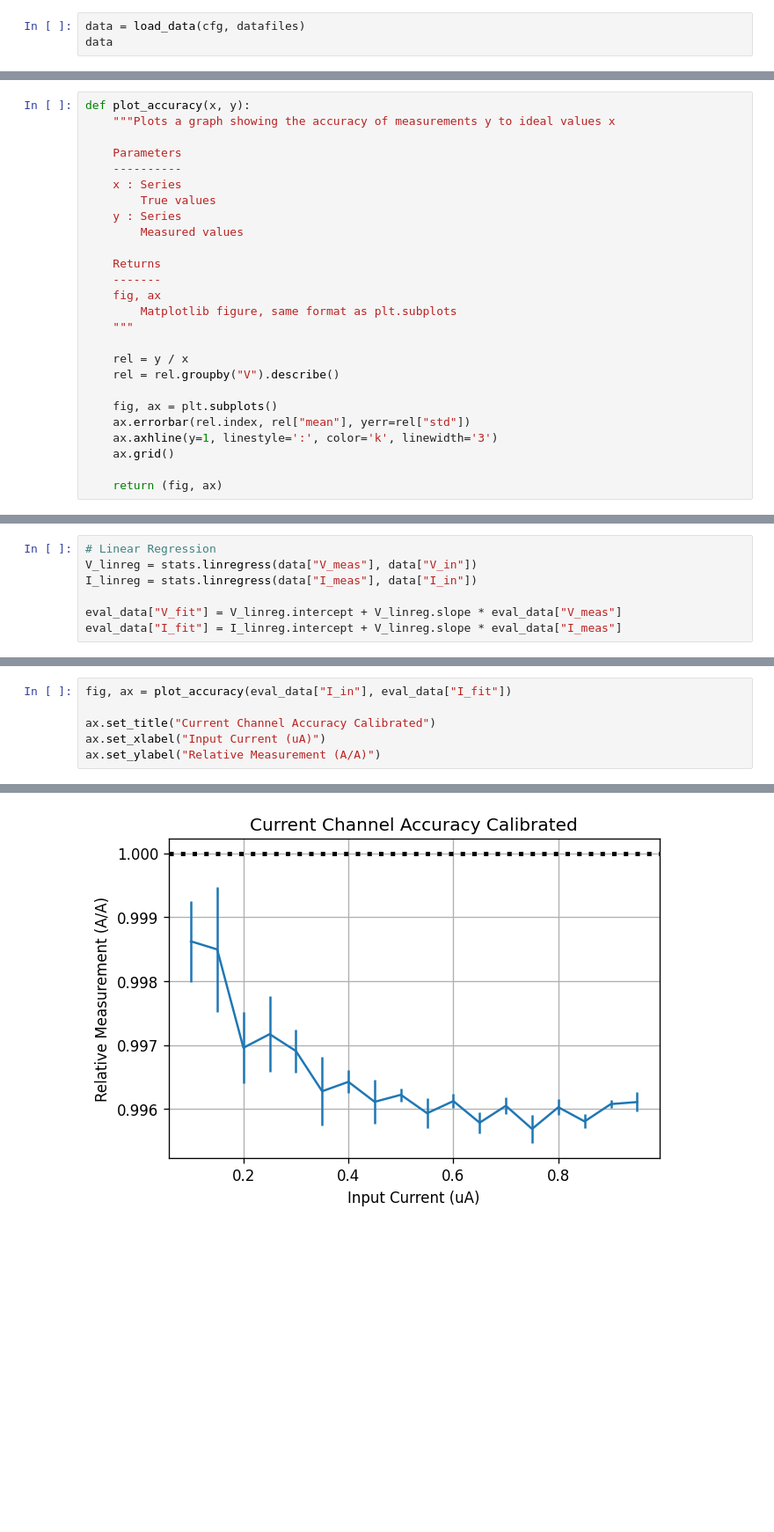
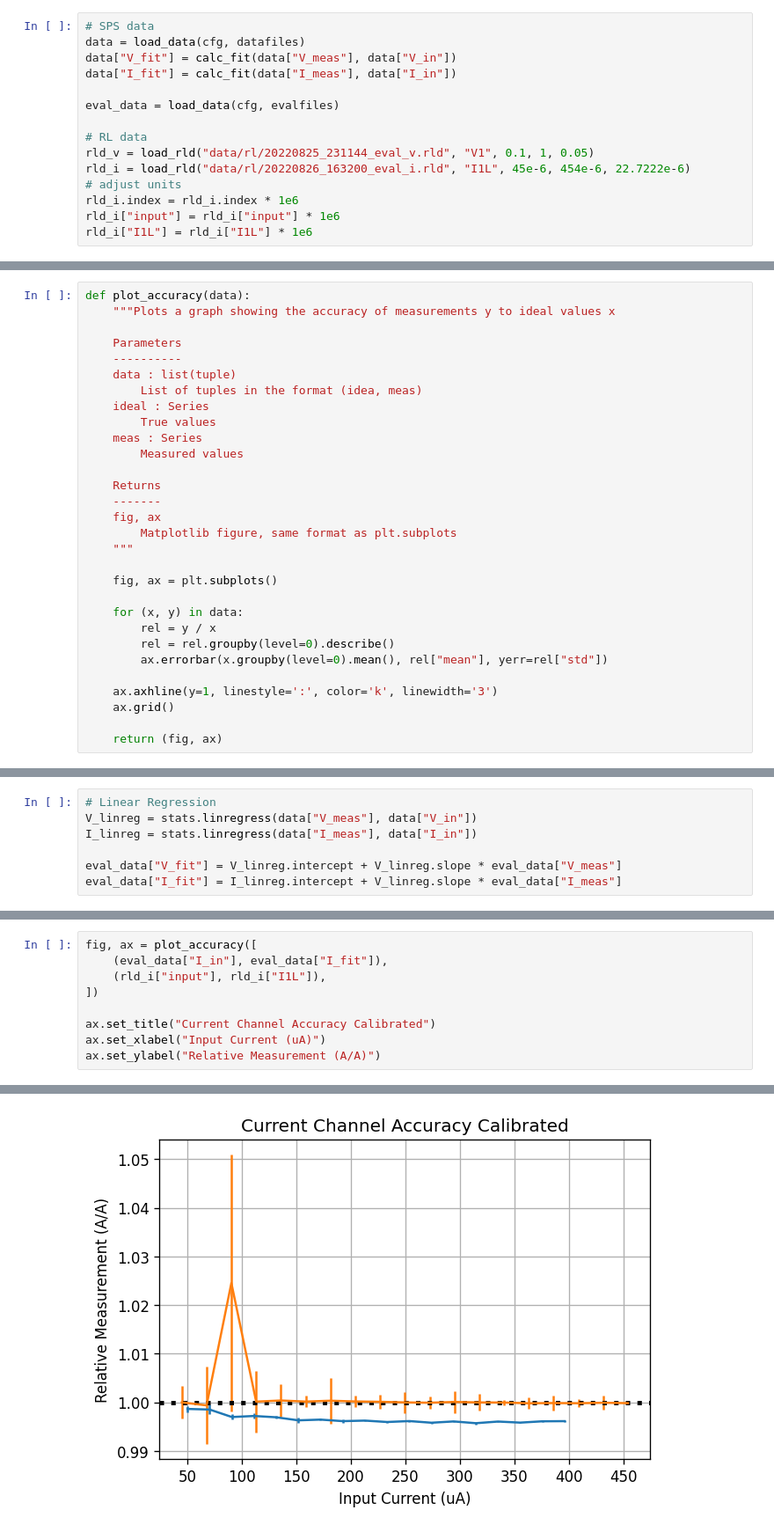
Before and after one commit to jlab-sensing/soil-power-sensor-calibration, a Jupyter notebook: calibration.ipynb, the cells around one changed output, grey strips where cells are left out. Shown: that part at 88% size. Saved outputs shown, nothing was run; the diff lists cells and outputs as text; blank space fills up the shorter version.

Commit message:
Update graphs

```diff
--- a/calibration.ipynb
+++ b/calibration.ipynb
@@ -67,5 +118,17 @@ cfg
  'gain': 10,
  'ref': 'unidirectional'}
 # %%
+# SPS data
 data = load_data(cfg, datafiles)
-data
+data["V_fit"] = calc_fit(data["V_meas"], data["V_in"])
+data["I_fit"] = calc_fit(data["I_meas"], data["I_in"])
+
+eval_data = load_data(cfg, evalfiles)
+
+# RL data
+rld_v = load_rld("data/rl/20220825_231144_eval_v.rld", "V1", 0.1, 1, 0.05)
+rld_i = load_rld("data/rl/20220826_163200_eval_i.rld", "I1L", 45e-6, 454e-6, 22.7222e-6)
+# adjust units
+rld_i.index = rld_i.index * 1e6
+rld_i["input"] = rld_i["input"] * 1e6
+rld_i["I1L"] = rld_i["I1L"] * 1e6
@@ -105,12 +135,14 @@ eval_data
 # %%
-def plot_accuracy(x, y):
+def plot_accuracy(data):
     """Plots a graph showing the accuracy of measurements y to ideal values x
 
     Parameters
     ----------
-    x : Series
+    data : list(tuple)
+        List of tuples in the format (idea, meas)
+    ideal : Series
         True values
-    y : Series
+    meas : Series
         Measured values
 
     Returns
@@ -119,11 +151,13 @@ def plot_accuracy(x, y):
         Matplotlib figure, same format as plt.subplots
     """
 
-    rel = y / x
-    rel = rel.groupby("V").describe()
+    fig, ax = plt.subplots()
 
-    fig, ax = plt.subplots()
-    ax.errorbar(rel.index, rel["mean"], yerr=rel["std"])
+    for (x, y) in data:
+        rel = y / x
+        rel = rel.groupby(level=0).describe()
+        ax.errorbar(x.groupby(level=0).mean(), rel["mean"], yerr=rel["std"])
+
     ax.axhline(y=1, linestyle=':', color='k', linewidth='3')
     ax.grid()
 
@@ -208,9 +264,12 @@ Text(0, 0.5, 'Relative Measurement (V/V)')
 # %%
-fig, ax = plot_accuracy(eval_data["I_in"], eval_data["I_fit"])
+fig, ax = plot_accuracy([
+    (eval_data["I_in"], eval_data["I_fit"]),
+    (rld_i["input"], rld_i["I1L"]),
+])
 
 ax.set_title("Current Channel Accuracy Calibrated")
 ax.set_xlabel("Input Current (uA)")
 ax.set_ylabel("Relative Measurement (A/A)")
 # %% [output]
 Text(0, 0.5, 'Relative Measurement (A/A)')
-[figure, old version]
+[figure, new version]
```
Also changed, not shown: parts of 9 cells of this notebook.
